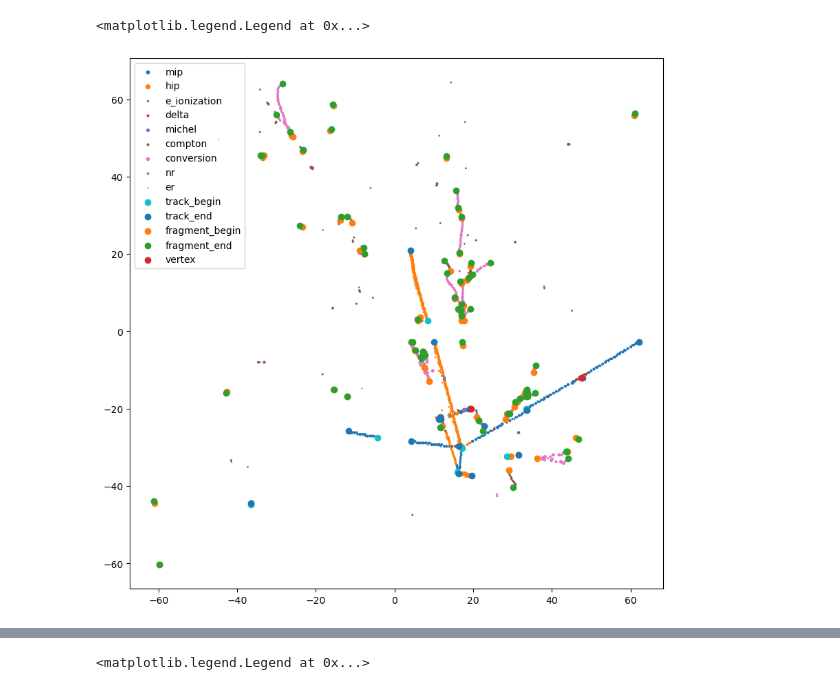
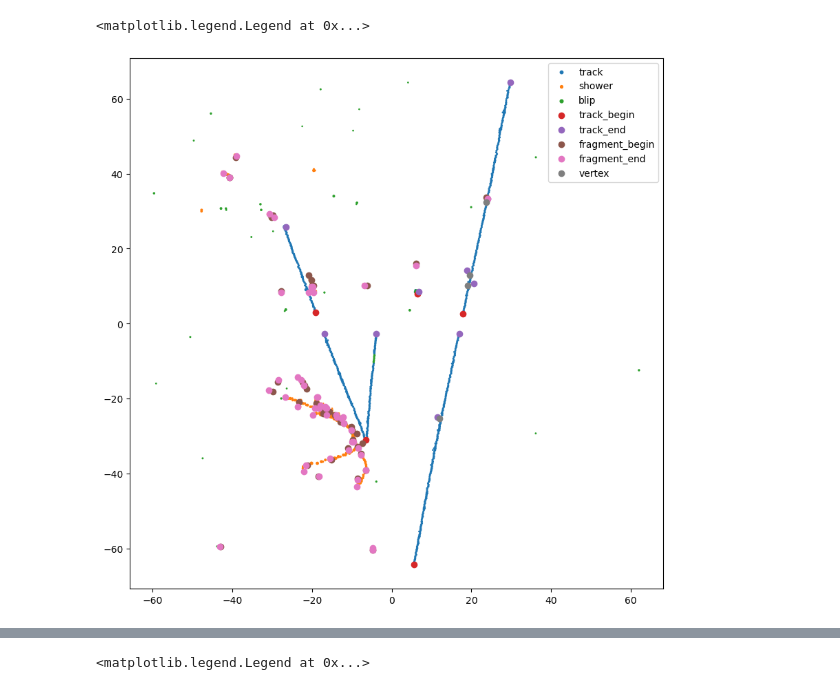
Before and after one commit to Neutron-Calibration-in-DUNE/ArrakisND, a Jupyter notebook: notebooks/test_arrakis.ipynb, the cells around one changed output, grey strips where cells are left out. Cells and saved outputs as stored; diff of their text form; code cells hidden in the pictures.

Commit message:
some changes, working on showers and then blips

```diff
--- a/notebooks/test_arrakis.ipynb
+++ b/notebooks/test_arrakis.ipynb
@@ -43,21 +23,30 @@ print(trajectories[(trajectories_traj_id == 0)])
 # %%
+
 charge = flow_file['charge/calib_final_hits/data']
 charge_backtrack = flow_file['mc_truth/calib_final_hit_backtrack/data']
 arrakis_charge = arrakis_file['charge/calib_final_hits/data']
 arrakis_segment_charge = arrakis_file['charge_segment/calib_final_hits/data']
+arrakis_tracklettes = arrakis_file['standard_record/tracklette']
 arrakis_tracks = arrakis_file['standard_record/track']
 arrakis_fragments = arrakis_file['standard_record/fragment']
+arrakis_showers = arrakis_file['standard_record/shower']
 
 arrakis_neutrino = arrakis_file['standard_record/neutrino']
 events = np.unique(arrakis_charge['event_id'])
-event = events[1]
+event = events[12]
 print(event)
 event_mask = (arrakis_charge['event_id'] == event)
+event_tracklette_mask = (arrakis_tracklettes['event_id'] == event)
 event_track_mask = (arrakis_tracks['event_id'] == event)
 event_fragment_mask = (arrakis_fragments['event_id'] == event)
+event_shower_mask = (arrakis_showers['event_id'] == event)
+
 charge_event = charge[event_mask]
+tracklette_event = arrakis_tracklettes[event_tracklette_mask]
 track_event = arrakis_tracks[event_track_mask]
 fragment_event = arrakis_fragments[event_fragment_mask]
+shower_event = arrakis_showers[event_shower_mask]
+
 charge_backtrack_event = charge_backtrack[event_mask]
 arrakis_event = arrakis_charge[event_mask]
 physics_labels = {
@@ -80,4 +69,24 @@ topology_labels = {
     2: 'shower',
     3: 'blip'
 }
+shower_labels = {
+    -1: 'undefined',
+    0: 'noise',
+    1: 'electromagnetic',
+    2: 'pion_0_decay',
+    3: 'pion_plus_decay',
+    4: 'pion_minus_decay',
+    5: 'kaon_0_decay',
+    6: 'kaon_short_decay',
+    7: 'kaon_long_decay',
+    8: 'kaon_plus_decay',
+    9: 'kaon_minus_decay',
+    10: 'd_0_decay',
+    11: 'd_plus_decay',
+    12: 'd_minus_decay',
+    13: 'lambda_decay',
+    14: 'sigma_0_decay',
+    15: 'sigma_plus_decay',
+    16: 'sigma_minus_decay'
+}
 # %% [output]
@@ -105,42 +120,42 @@ event_vertex = arrakis_event['vertex']
 # %%
 tracks = np.any(event_topology == 1).astype(int)
 fig, axs = plt.subplots(figsize=(10,10))
-for label in np.unique(event_physics):
+for label in np.unique(event_topology):
     # if label != -1:
     #     continue
     axs.scatter(
-        event_x[(event_physics == label)],
-        event_z[(event_physics == label)],
-        label=physics_labels[label],
-        s=event_Q[(event_physics == label)] / 10
+        event_x[(event_topology == label)],
+        event_z[(event_topology == label)],
+        label=topology_labels[label],
+        s=event_Q[(event_topology == label)] / 10
     )
 axs.scatter(
     event_x[(event_tracklette_begin == 1)],
     event_z[(event_tracklette_begin == 1)],
     label='track_begin'
 )
 axs.scatter(
     event_x[(event_tracklette_end == 1)],
     event_z[(event_tracklette_end == 1)],
     label='track_end'
 )
 axs.scatter(
     event_x[(event_fragment_begin == 1)],
     event_z[(event_fragment_begin == 1)],
     label='fragment_begin'
 )
 axs.scatter(
     event_x[(event_fragment_end == 1)],
     event_z[(event_fragment_end == 1)],
     label='fragment_end'
 )
 axs.scatter(
     event_x[(event_vertex == 1)],
     event_z[(event_vertex == 1)],
     label='vertex'
 )
 # axs.set_xlim([-25,-10])
 plt.legend()
 # %% [output]
 <matplotlib.legend.Legend at 0x...>
-[figure, old version]
+[figure, new version]
```
Also changed, not shown: parts of 12 cells of this notebook, 3 other files.
